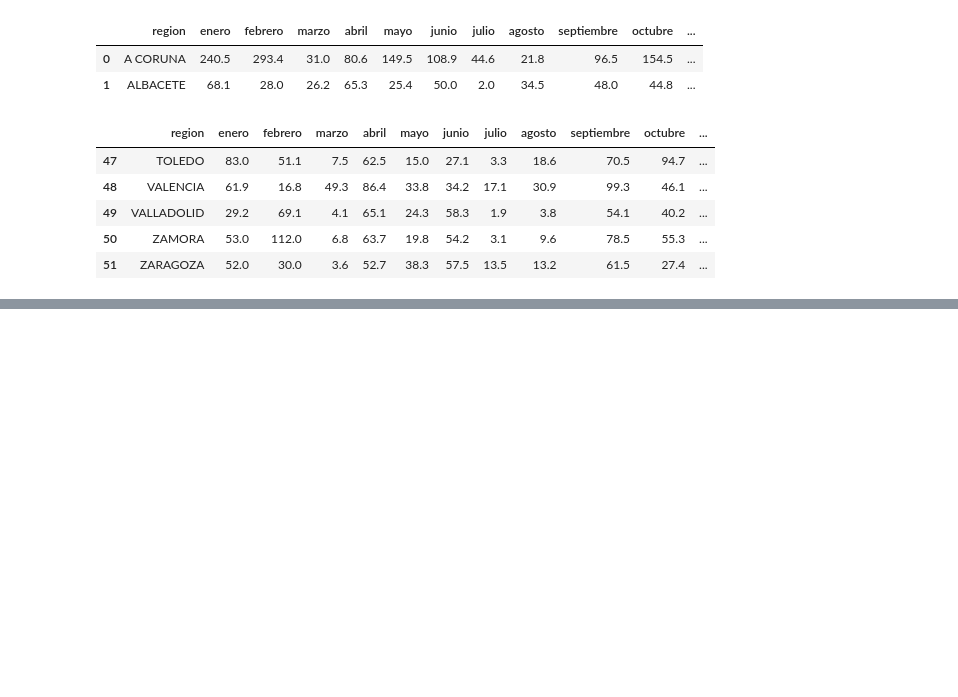
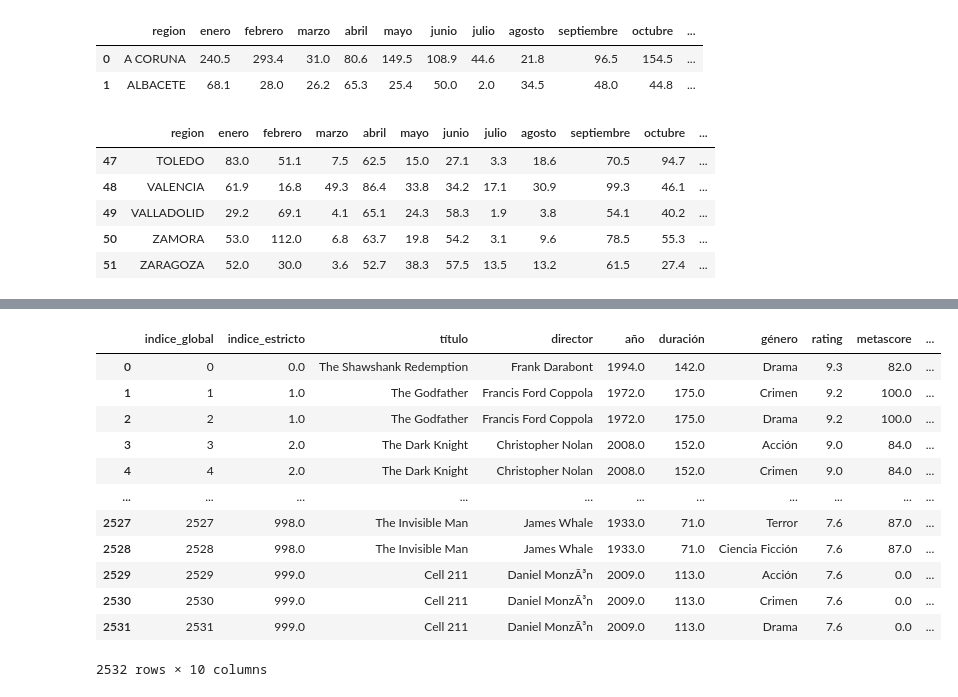
Before and after one commit to EdRiver8/MIAR-Python-IA, a Jupyter notebook: curso02/practica1.ipynb, the cells around one changed output, grey strips where cells are left out. Cells and saved outputs as stored; diff of their text form; code cells hidden in the pictures; blank space fills up the shorter version.

```diff
--- a/curso02/practica1.ipynb
+++ b/curso02/practica1.ipynb
@@ -127,0 +716,18 @@ df_precipit.tail()
+# %%
+ruta = 'Top-Películas.csv'
+pelis_df = pd.read_csv(ruta)
+pelis_df
+# %% [output]
+|  | indice_global | indice_estricto | título | director | año | duración | género | rating | metascore | ... |
+| 0 | 0 | 0.0 | The Shawshank Redemption | Frank Darabont | 1994.0 | 142.0 | Drama | 9.3 | 82.0 | ... |
+| 1 | 1 | 1.0 | The Godfather | Francis Ford Coppola | 1972.0 | 175.0 | Crimen | 9.2 | 100.0 | ... |
+| 2 | 2 | 1.0 | The Godfather | Francis Ford Coppola | 1972.0 | 175.0 | Drama | 9.2 | 100.0 | ... |
+| 3 | 3 | 2.0 | The Dark Knight | Christopher Nolan | 2008.0 | 152.0 | Acción | 9.0 | 84.0 | ... |
+| 4 | 4 | 2.0 | The Dark Knight | Christopher Nolan | 2008.0 | 152.0 | Crimen | 9.0 | 84.0 | ... |
+| ... | ... | ... | ... | ... | ... | ... | ... | ... | ... | ... |
+| 2527 | 2527 | 998.0 | The Invisible Man | James Whale | 1933.0 | 71.0 | Terror | 7.6 | 87.0 | ... |
+| 2528 | 2528 | 998.0 | The Invisible Man | James Whale | 1933.0 | 71.0 | Ciencia Ficción | 7.6 | 87.0 | ... |
+| 2529 | 2529 | 999.0 | Cell 211 | Daniel MonzÃ³n | 2009.0 | 113.0 | Acción | 7.6 | 0.0 | ... |
+| 2530 | 2530 | 999.0 | Cell 211 | Daniel MonzÃ³n | 2009.0 | 113.0 | Crimen | 7.6 | 0.0 | ... |
+| 2531 | 2531 | 999.0 | Cell 211 | Daniel MonzÃ³n | 2009.0 | 113.0 | Drama | 7.6 | 0.0 | ... |
+2532 rows × 10 columns
```
Also changed, not shown: parts of 95 cells of this notebook, 3 other files.
